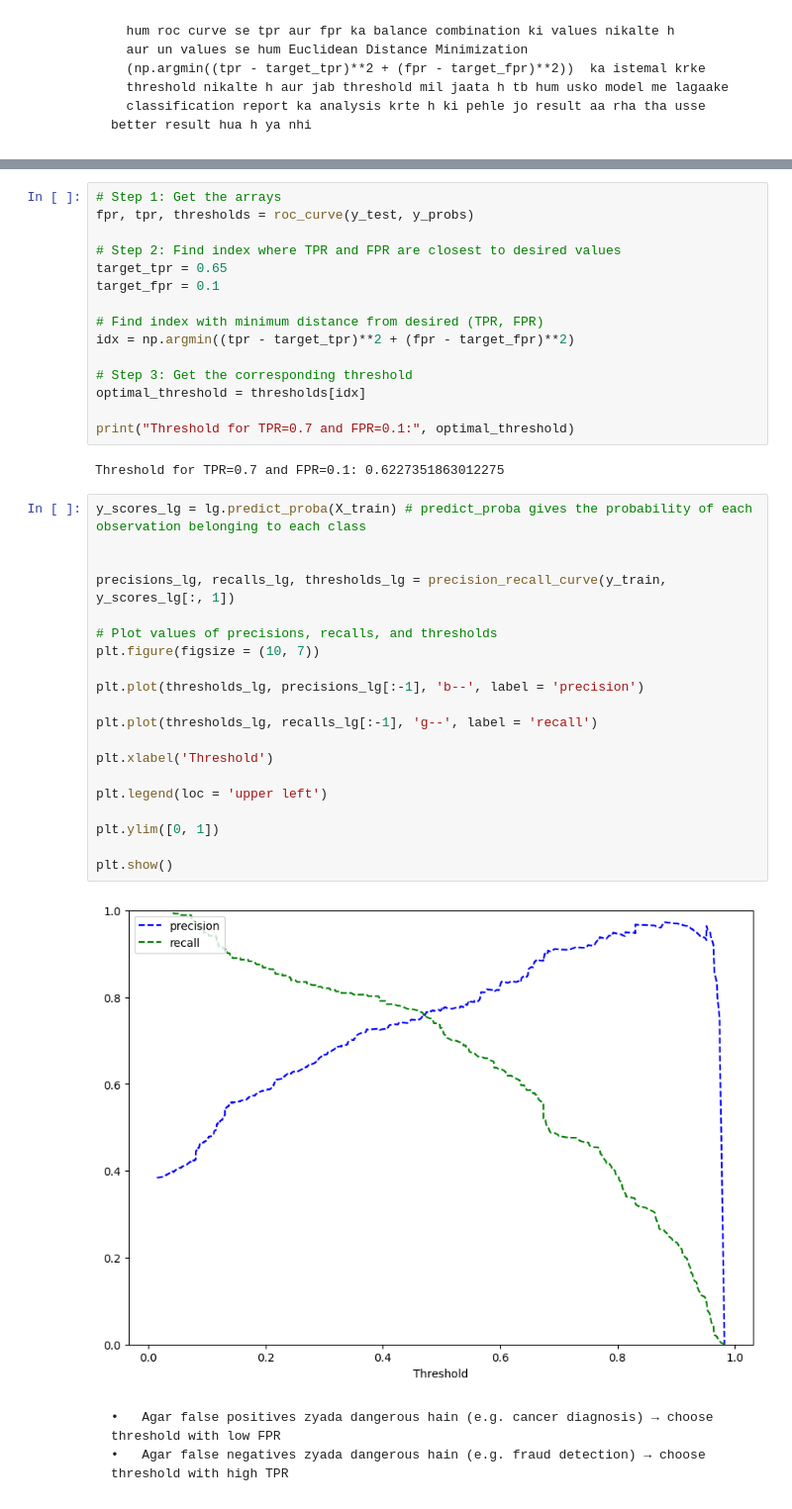
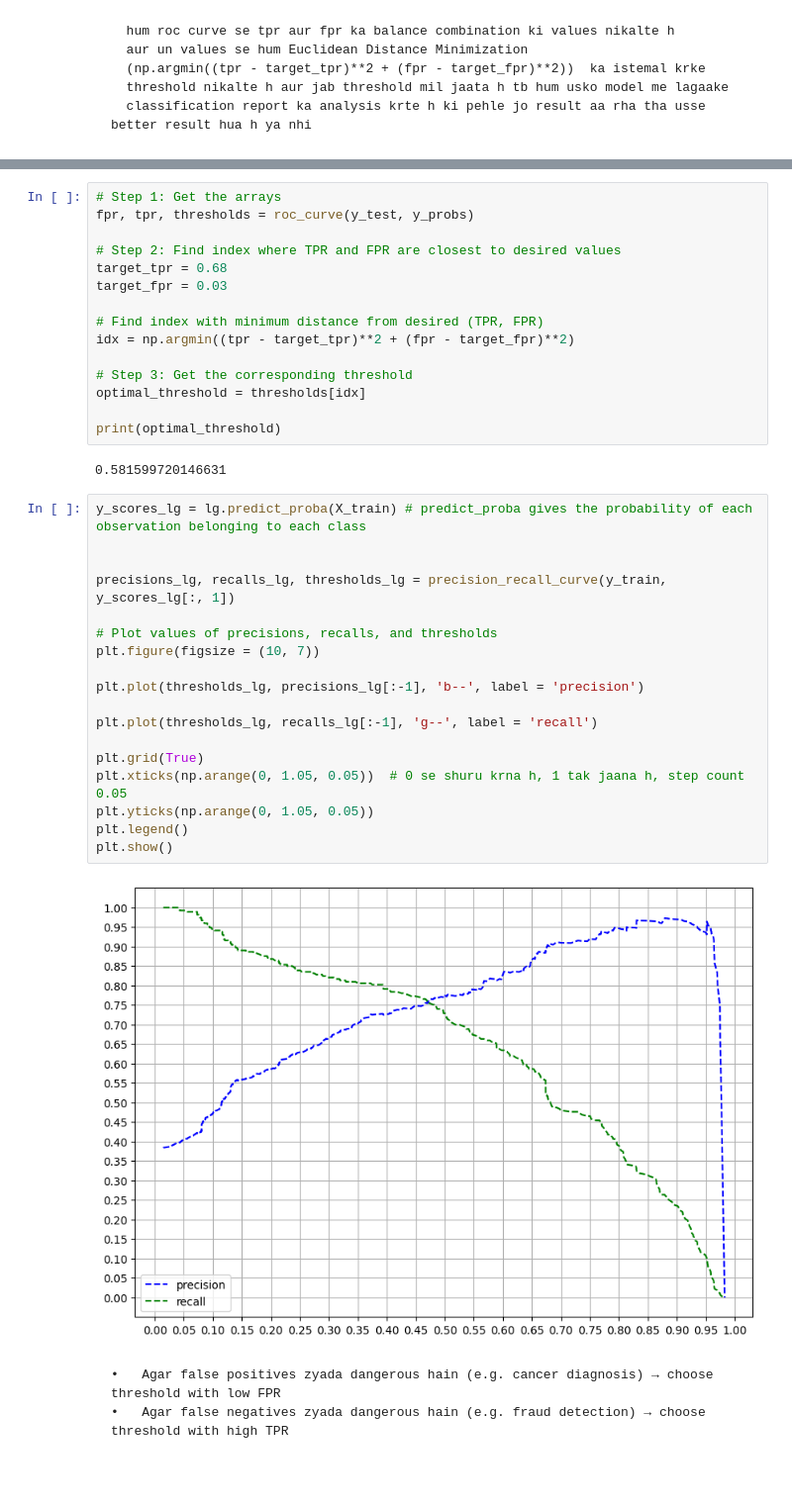
Before and after one commit to gurudattamanpreet/Practice, a Jupyter notebook: Titanic3.ipynb, the cells around one changed output, grey strips where cells are left out. Shown at 99% size. Cells and saved outputs as stored; diff of their text form; blank space fills up the shorter version.

```diff
--- a/Titanic3.ipynb
+++ b/Titanic3.ipynb
@@ -410,8 +471,8 @@ plt.show()
 fpr, tpr, thresholds = roc_curve(y_test, y_probs)
 
 # Step 2: Find index where TPR and FPR are closest to desired values
-target_tpr = 0.65
-target_fpr = 0.1
+target_tpr = 0.68
+target_fpr = 0.03
 
 # Find index with minimum distance from desired (TPR, FPR)
 idx = np.argmin((tpr - target_tpr)**2 + (fpr - target_fpr)**2)
@@ -419,31 +480,29 @@ idx = np.argmin((tpr - target_tpr)**2 + (fpr - target_fpr)**2)
 # Step 3: Get the corresponding threshold
 optimal_threshold = thresholds[idx]
 
-print("Threshold for TPR=0.7 and FPR=0.1:", optimal_threshold)
+print(optimal_threshold)
 # %% [output]
-Threshold for TPR=0.7 and FPR=0.1: 0.6227351863012275
+0.581599720146631
 # %%
 y_scores_lg = lg.predict_proba(X_train) # predict_proba gives the probability of each observation belonging to each class
 
 
 precisions_lg, recalls_lg, thresholds_lg = precision_recall_curve(y_train, y_scores_lg[:, 1])
 
 # Plot values of precisions, recalls, and thresholds
 plt.figure(figsize = (10, 7))
 
 plt.plot(thresholds_lg, precisions_lg[:-1], 'b--', label = 'precision')
 
 plt.plot(thresholds_lg, recalls_lg[:-1], 'g--', label = 'recall')
 
-plt.xlabel('Threshold')
-
-plt.legend(loc = 'upper left')
-
-plt.ylim([0, 1])
-
+plt.grid(True)
+plt.xticks(np.arange(0, 1.05, 0.05))  # 0 se shuru krna h, 1 tak jaana h, step count 0.05
+plt.yticks(np.arange(0, 1.05, 0.05))
+plt.legend()
 plt.show()
 # %% [output]
-[figure, old version]
+[figure, new version]
 # %% [markdown]
 	•	Agar false positives zyada dangerous hain (e.g. cancer diagnosis) → choose threshold with low FPR
 	•	Agar false negatives zyada dangerous hain (e.g. fraud detection) → choose threshold with high TPR
```
Also changed, not shown: parts of 12 cells of this notebook.
